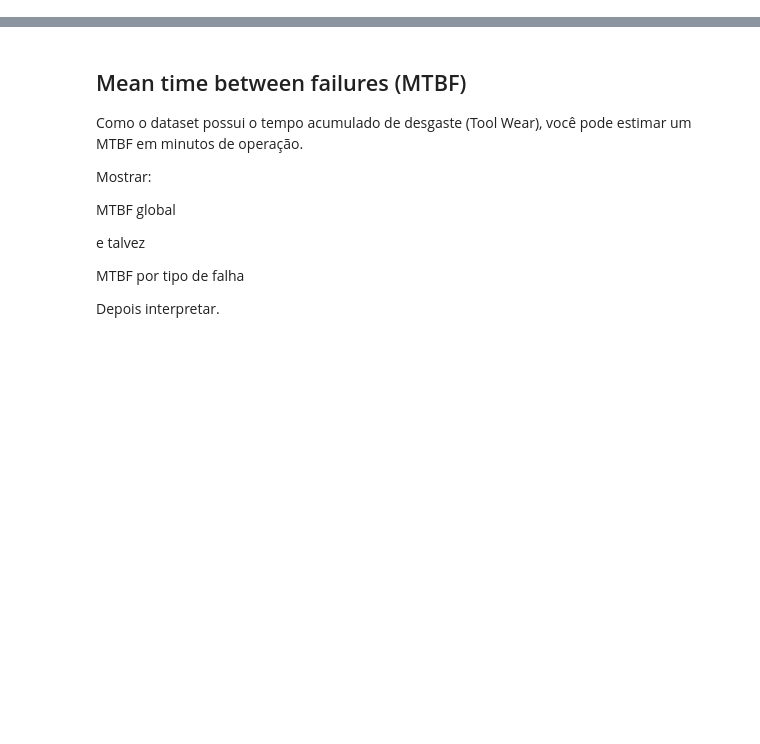
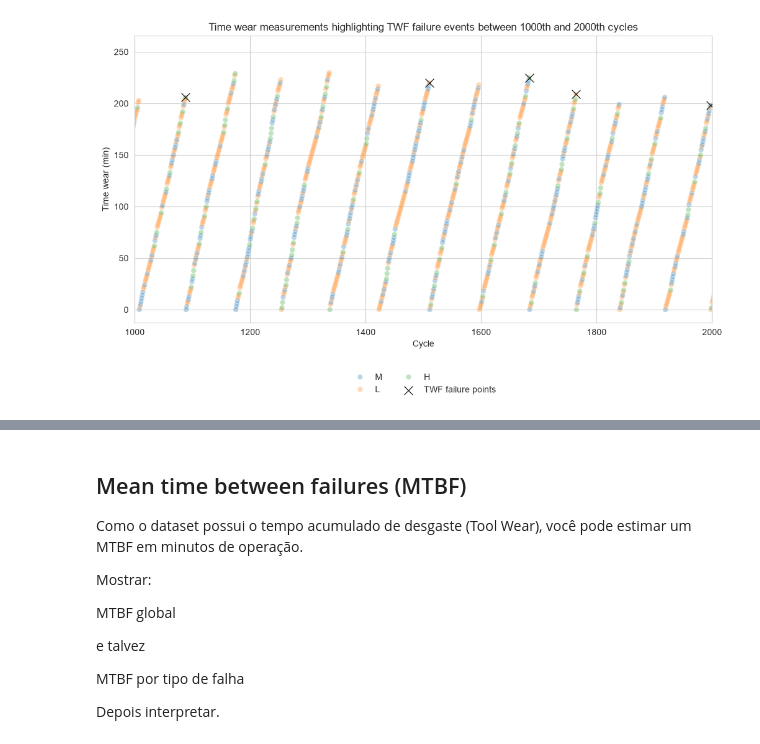
Before and after one commit to ghperez/milling-pdm, a Jupyter notebook: notebooks/02_reliability_analysis.ipynb, the cells around one changed output, grey strips where cells are left out. Cells and saved outputs as stored; diff of their text form; code cells hidden in the pictures; blank space fills up the shorter version.

```diff
--- a/notebooks/02_reliability_analysis.ipynb
+++ b/notebooks/02_reliability_analysis.ipynb
@@ -27,0 +91,43 @@ falhas ao longo do tempo (Tool Wear)
+# %%
+# Time-series plot of tool_wear_min
+
+## Create a dataframe with only tool wear and failure columns
+df_wear = df["tool_wear_min"]
+rename_dict = {"tool_wear_min": "Tool wear (min)"}
+
+## Create failure mode dataframe with TWF points
+df_twf = df[df["tool_wear_failure"]]
+df_twf = df_twf["tool_wear_min"]
+
+## Plot time-series
+plt.figure(figsize=(12, 6))
+sns.set_style("whitegrid")
+sns.scatterplot(x="register_id",
+                y="tool_wear_min",
+                data=df,
+                hue="product_type",
+                alpha=0.3)
+
+## Plot failures
+sns.scatterplot(data=df_twf,
+                marker="x",
+                s=100,
+                color="#000000",
+                zorder=5,
+                label="TWF failure points")
+
+## Plot settings
+plt.xlim(left=1000, right=2000)
+#plt.xticks(np.arange(0,10001,500))
+plt.title("Time wear measurements highlighting TWF failure events between 1000th and 2000th cycles")
+plt.xlabel("Cycle")
+plt.ylabel("Time wear (min)")
+plt.legend(
+    loc='upper center',
+    bbox_to_anchor=(0.5, -0.15),
+    ncol=2,
+    frameon=False
+)
+plt.show()
+# %% [output]
+[figure, added]
```
Also changed, not shown: parts of 16 cells of this notebook.
